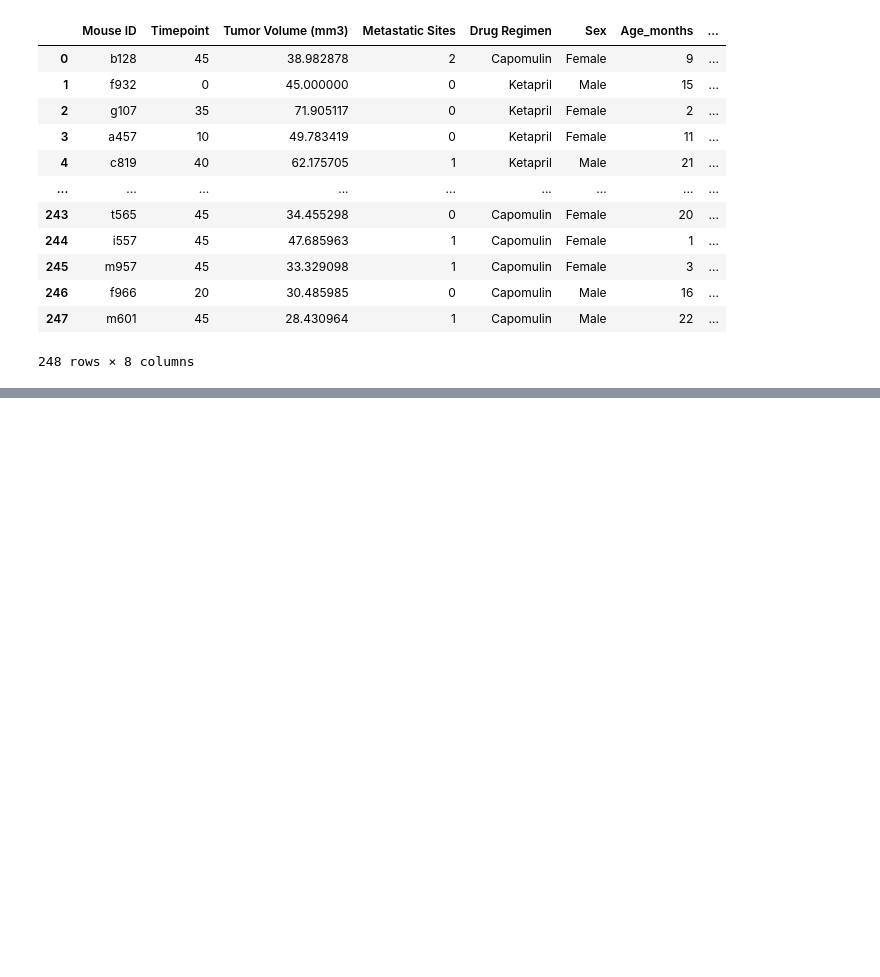
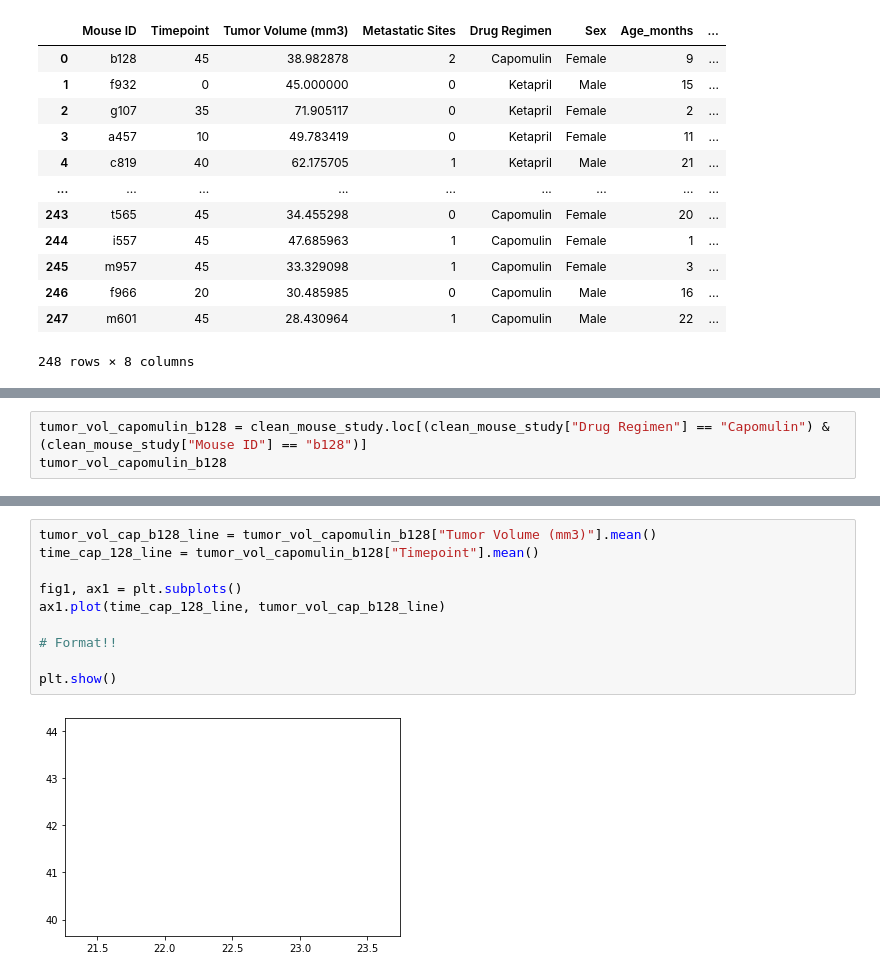
Before and after one commit to Wheezyotter/data_visualization-challenge, a Jupyter notebook: pymaceuticals.ipynb, the cells around one changed output, grey strips where cells are left out. Drawn from its saved outputs; the diff is of its cells as text; blank space fills up the shorter version.

```diff
--- a/pymaceuticals.ipynb
+++ b/pymaceuticals.ipynb
@@ -215,0 +217,3 @@ plt.show()
+# %%
+tumor_vol_capomulin_b128 = clean_mouse_study.loc[(clean_mouse_study["Drug Regimen"] == "Capomulin") & (clean_mouse_study["Mouse ID"] == "b128")]
+tumor_vol_capomulin_b128
@@ -215,0 +232,12 @@ plt.show()
+# %%
+tumor_vol_cap_b128_line = tumor_vol_capomulin_b128["Tumor Volume (mm3)"].mean()
+time_cap_128_line = tumor_vol_capomulin_b128["Timepoint"].mean()
+
+fig1, ax1 = plt.subplots()
+ax1.plot(time_cap_128_line, tumor_vol_cap_b128_line)
+
+# Format!!
+
+plt.show()
+# %% [output]
+[figure, added]
```
Also changed, not shown: parts of 4 cells of this notebook.
